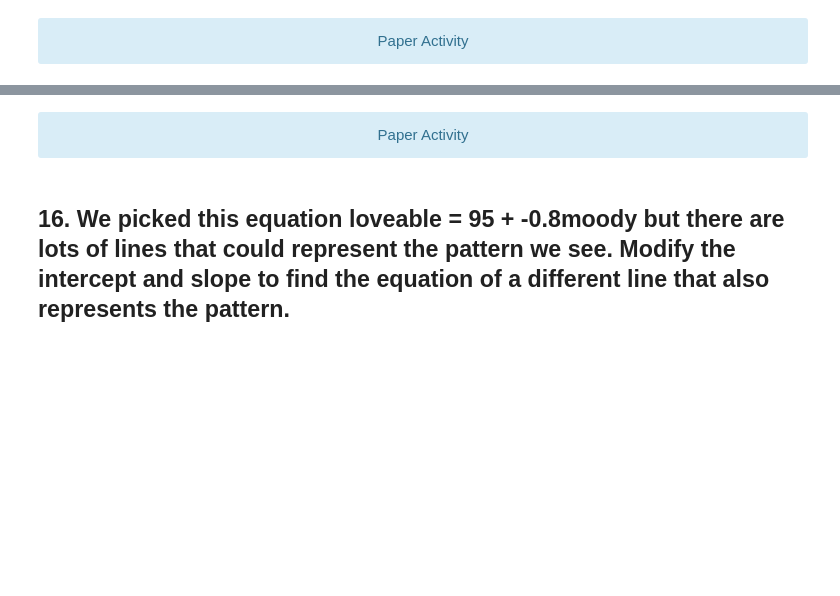
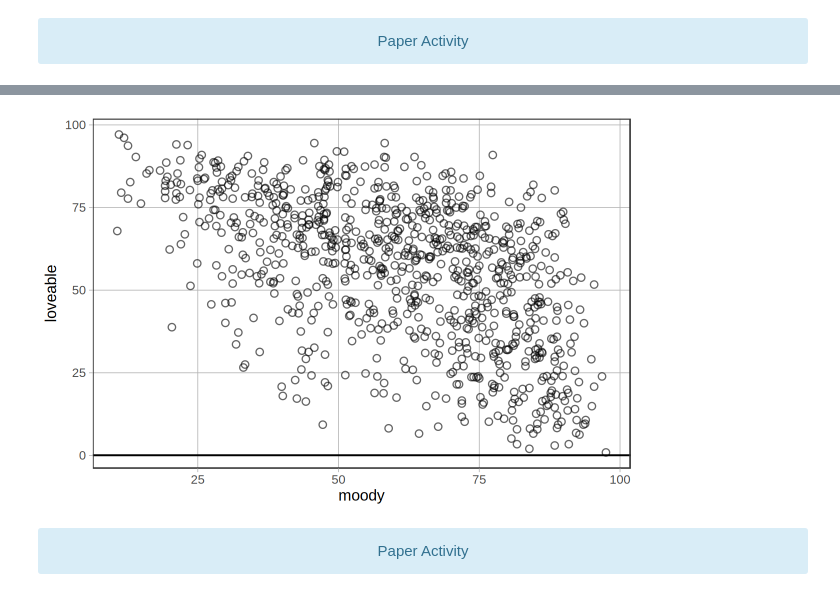
Before and after one commit to coursekata/demo-notebooks, a Jupyter notebook: va-ds-lesson1.ipynb, the cells around one changed output, grey strips where cells are left out. Drawn from its saved outputs; the diff is of its cells as text; code cells hidden in the pictures; blank space fills up the shorter version.

```diff
--- a/va-ds-lesson1.ipynb
+++ b/va-ds-lesson1.ipynb
@@ -47,11 +71,10 @@ gf_point(loveable ~ moody, data = characters, shape = 1) %>%
 # %%
-#run this code
+# Modify this
 
 gf_point(loveable ~ moody , data = characters, shape = 1) %>%
-
-  gf_abline(intercept = 95, slope = -0.8) %>%
-
-  gf_point(0~0, color = "red")
+  gf_abline(intercept = 0, slope = 0)
+# %% [output]
+[figure, added]
 # %% [markdown]
 <div class="alert alert-info">
 
@@ -59,5 +82,3 @@ gf_point(loveable ~ moody , data = characters, shape = 1) %>%
 
 
 </div>
-# %% [markdown]
-## 16. We picked this equation loveable = 95 + -0.8moody but there are lots of lines that could represent the pattern we see. Modify the intercept and slope to find the equation of a different line that also represents the pattern.
```
Also changed, not shown: parts of 15 cells of this notebook, 1 other file.
